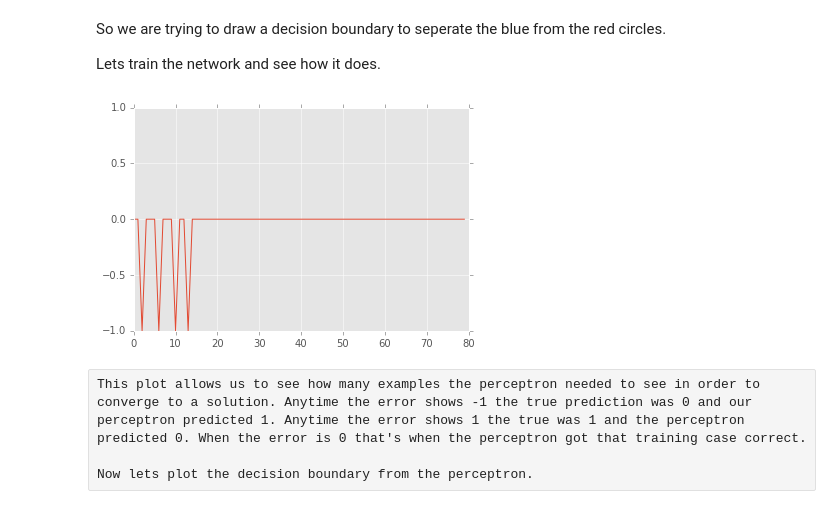
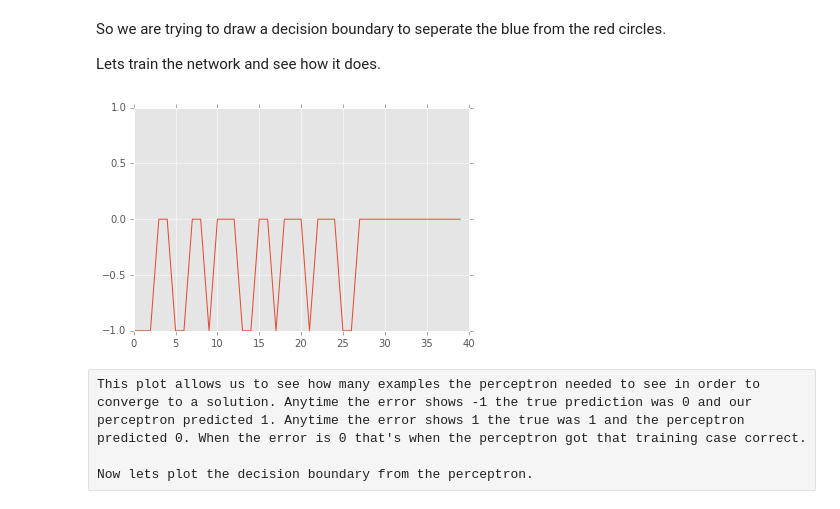
Before and after one commit to FlorianMuellerklein/Machine-Learning, a Jupyter notebook: Perceptron.ipynb, the cells around one changed output. Saved outputs shown, nothing was run; the diff lists cells and outputs as text; code cells hidden in the pictures.

```diff
--- a/Perceptron.ipynb
+++ b/Perceptron.ipynb
@@ -125,11 +126,10 @@ So we are trying to draw a decision boundary to seperate the blue from the red c
 
 Lets train the network and see how it does.
 # %%
-
 model = Perceptron()
-model.train(X, y, alpha=0.1, iterations=20)
+model.train(X, y, alpha=0.1, iterations=10)
 # %% [output]
-[figure, old version]
+[figure, new version]
 # %% [raw]
 This plot allows us to see how many examples the perceptron needed to see in order to converge to a solution. Anytime the error shows -1 the true prediction was 0 and our perceptron predicted 1. Anytime the error shows 1 the true was 1 and the perceptron predicted 0. When the error is 0 that's when the perceptron got that training case correct.
 
```
Also changed, not shown: parts of 4 cells of this notebook.
